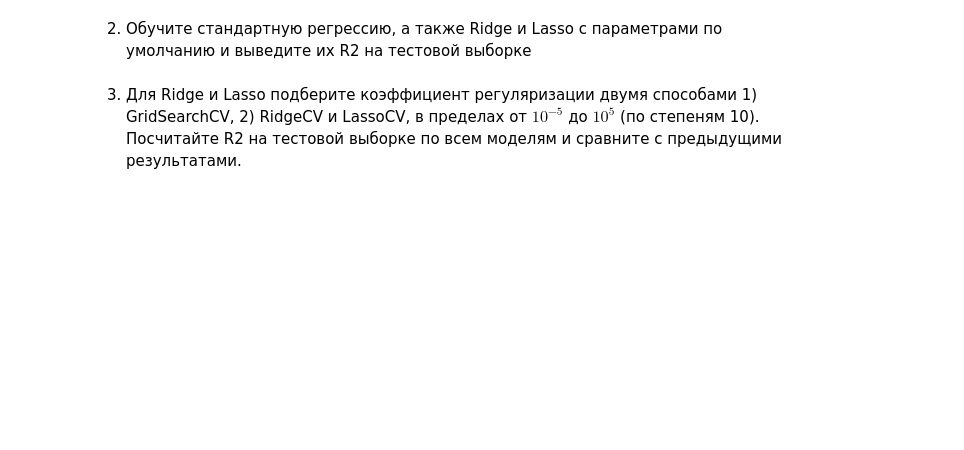
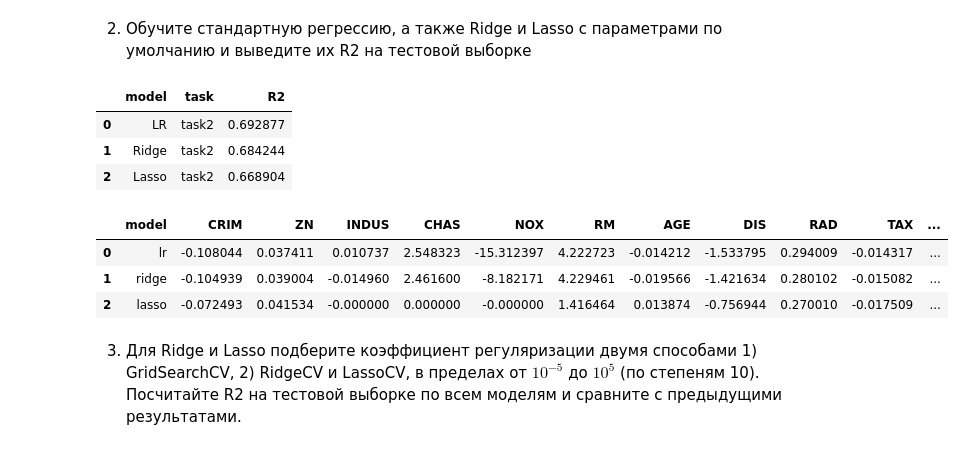
Before and after one commit to omutninsk/ml_2, a Jupyter notebook: HW_3_ML.ipynb, the cells around one changed output. Drawn from its saved outputs; the diff is of its cells as text; code cells hidden in the pictures; blank space fills up the shorter version.

```diff
--- a/HW_3_ML.ipynb
+++ b/HW_3_ML.ipynb
@@ -33,2 +49,61 @@ results_regression.loc[2] = ['Lasso', 'task2', r2_lasso]
+# %%
+### Ваш код ###
+r2_lr = 0
+r2_ridge = 0
+r2_lasso = 0
+from sklearn.linear_model import LinearRegression, Ridge, Lasso
+from sklearn.metrics import r2_score
+
+# Обучение стандартной регрессии
+lr = LinearRegression()
+lr.fit(train_data, train_labels)
+lr_pred = lr.predict(test_data)
+r2_lr = r2_score(test_labels, lr_pred)
+
+# Обучение Ridge регрессии
+ridge = Ridge()
+ridge.fit(train_data, train_labels)
+ridge_pred = ridge.predict(test_data)
+r2_ridge = r2_score(test_labels, ridge_pred)
+
+# Обучение Lasso регрессии
+lasso = Lasso()
+lasso.fit(train_data, train_labels)
+lasso_pred = lasso.predict(test_data)
+r2_lasso = r2_score(test_labels, lasso_pred)
+
+# Вывод R2 на тестовой выборке
+
+results_regression.loc[0] = ['LR', 'task2', r2_lr]
+results_regression.loc[1] = ['Ridge', 'task2', r2_ridge]
+results_regression.loc[2] = ['Lasso', 'task2', r2_lasso]
+
+display(results_regression)
+
+# Вывод таблицы весов параметров для каждой модели
+dataset_fields = ['CRIM', 'ZN', 'INDUS', 'CHAS', 'NOX', 'RM', 'AGE', 'DIS', 'RAD', 'TAX', 'PTRATIO', 'B', 'LSTAT']
+
+models_weights = pd.DataFrame(columns = ['model'].extend(dataset_fields))
+
+results = {
+    'lr': {'model':'lr'} | dict(zip(dataset_fields, lr.coef_)),
+    'ridge': {'model':'ridge'} | dict(zip(dataset_fields, ridge.coef_)),
+    'lasso': {'model':'lasso'} | dict(zip(dataset_fields, lasso.coef_))
+}
+
+for model in ['lr', 'ridge', 'lasso']:
+    df_dictionary = pd.DataFrame([results[model]])
+    models_weights = pd.concat([models_weights, df_dictionary], ignore_index=True)
+
+display(models_weights)
+# %% [output]
+|  | model | task | R2 |
+| 0 | LR | task2 | 0.692877 |
+| 1 | Ridge | task2 | 0.684244 |
+| 2 | Lasso | task2 | 0.668904 |
+|  | model | CRIM | ZN | INDUS | CHAS | NOX | RM | AGE | DIS | RAD | TAX | ... |
+| 0 | lr | -0.108044 | 0.037411 | 0.010737 | 2.548323 | -15.312397 | 4.222723 | -0.014212 | -1.533795 | 0.294009 | -0.014317 | ... |
+| 1 | ridge | -0.104939 | 0.039004 | -0.014960 | 2.461600 | -8.182171 | 4.229461 | -0.019566 | -1.421634 | 0.280102 | -0.015082 | ... |
+| 2 | lasso | -0.072493 | 0.041534 | -0.000000 | 0.000000 | -0.000000 | 1.416464 | 0.013874 | -0.756944 | 0.270010 | -0.017509 | ... |
 # %% [markdown]
 3. Для Ridge и Lasso подберите коэффициент регуляризации двумя способами 1) GridSearchCV, 2) RidgeCV и LassoCV, в пределах от $10^{-5}$ до $10^5$ (по степеням 10). Посчитайте R2 на тестовой выборке по всем моделям и сравните с предыдущими результатами.
```
Also changed, not shown: parts of 9 cells of this notebook.
